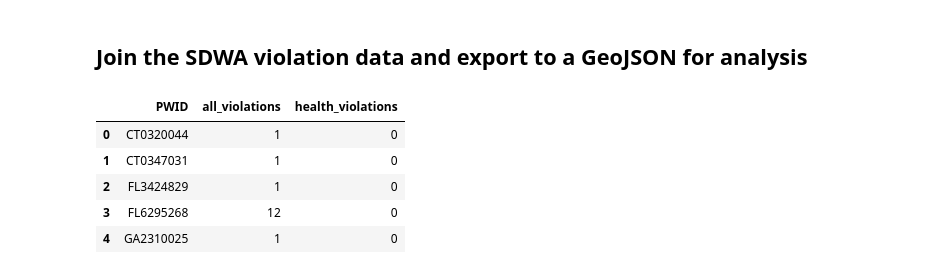
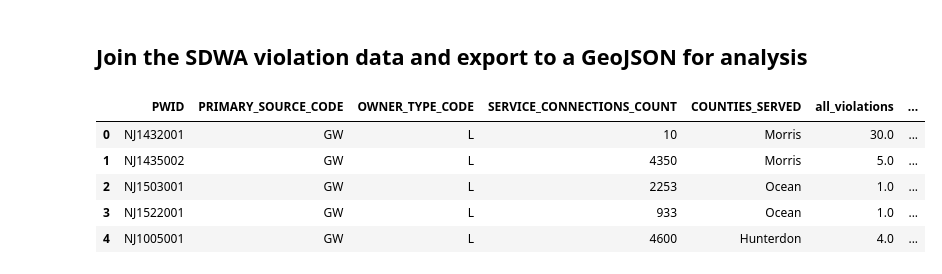
Before and after one commit to zstatmanweil/EJ-analysis-map, a Jupyter notebook: spatial-analysis/ArealWeighting.ipynb, the cells around one changed output. Cells and saved outputs as stored; diff of their text form; code cells hidden in the pictures.

```diff
--- a/spatial-analysis/ArealWeighting.ipynb
+++ b/spatial-analysis/ArealWeighting.ipynb
@@ -449,13 +471,13 @@ aw_pws.head()
 # %% [markdown]
 ## Join the SDWA violation data and export to a GeoJSON for analysis
 # %%
-sdwa_vios = pd.read_csv('..\Data\Created\SDWIS\sdwa_vios.csv')
+sdwa_vios = pd.read_csv('..\Data\Created\SDWIS\sdwa_vios_complete.csv')
 sdwa_vios = sdwa_vios.rename(columns={'PWSID': "PWID"})
 sdwa_vios.head()
 # %% [output]
-|  | PWID | all_violations | health_violations |
-| 0 | CT0320044 | 1 | 0 |
-| 1 | CT0347031 | 1 | 0 |
-| 2 | FL3424829 | 1 | 0 |
-| 3 | FL6295268 | 12 | 0 |
-| 4 | GA2310025 | 1 | 0 |
+|  | PWID | PRIMARY_SOURCE_CODE | OWNER_TYPE_CODE | SERVICE_CONNECTIONS_COUNT | COUNTIES_SERVED | all_violations | ... |
+| 0 | NJ1432001 | GW | L | 10 | Morris | 30.0 | ... |
+| 1 | NJ1435002 | GW | L | 4350 | Morris | 5.0 | ... |
+| 2 | NJ1503001 | GW | L | 2253 | Ocean | 1.0 | ... |
+| 3 | NJ1522001 | GW | L | 933 | Ocean | 1.0 | ... |
+| 4 | NJ1005001 | GW | L | 4600 | Hunterdon | 4.0 | ... |
```
Also changed, not shown: parts of 5 cells of this notebook, 3 other files.
